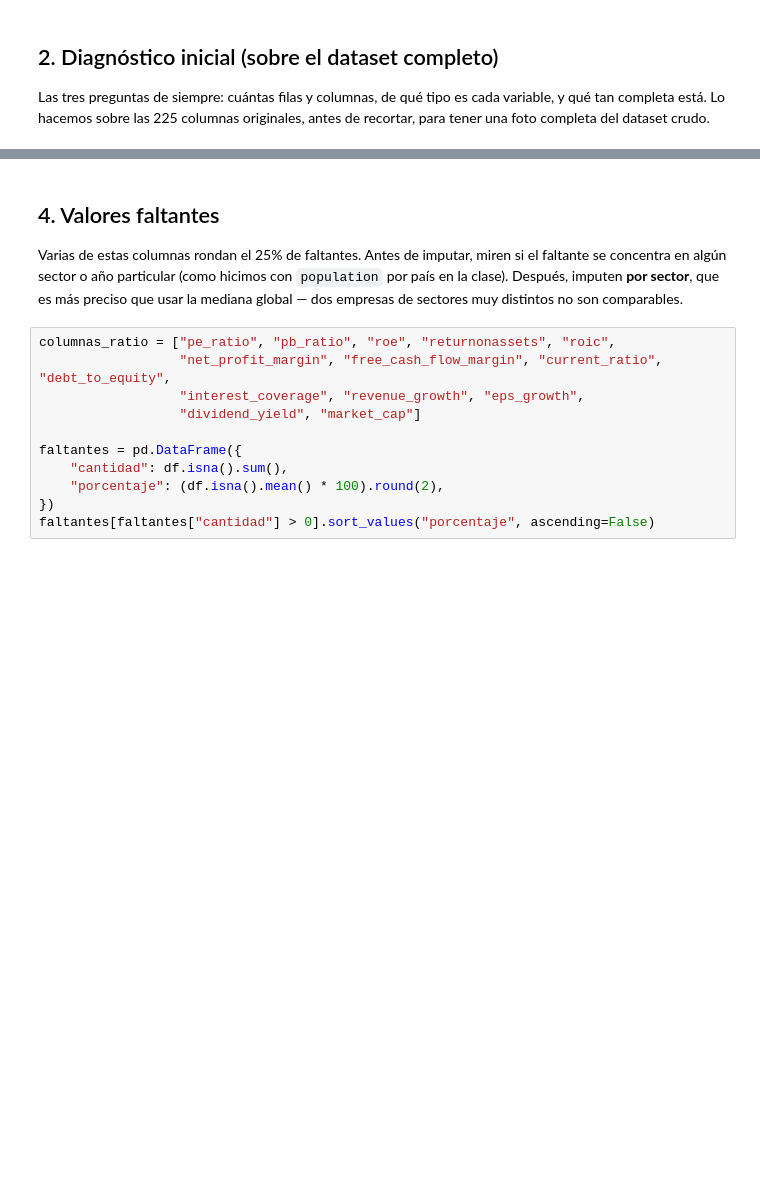
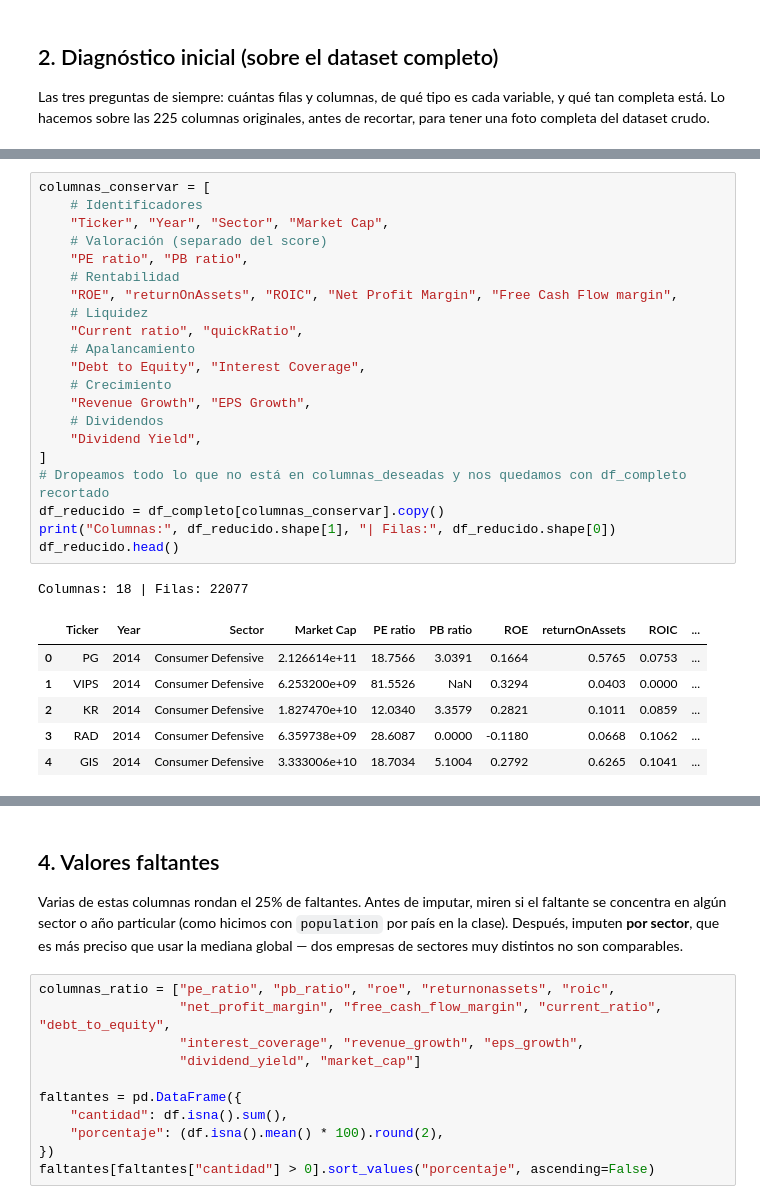
Before and after one commit to EmanuelMatiasCinel/Proyecto-Final-Data-Science, a Jupyter notebook: Grupo_16_Proyecto_Data_Science_estructura_(3).ipynb, the cells around one changed output, grey strips where cells are left out. Cells and saved outputs as stored; diff of their text form; blank space fills up the shorter version.

```diff
--- a/Grupo_16_Proyecto_Data_Science_estructura_(3).ipynb
+++ b/Grupo_16_Proyecto_Data_Science_estructura_(3).ipynb
@@ -190,6 +333,35 @@ Liquidez — "¿puede pagar sus deudas de corto plazo?"
 •	**Market Cap:** tamaño de la empresa (grande/mediana/chica) — importante porque empresas grandes y chicas se comportan distinto.
 
 •	**Sector:** la categórica clave — sin esto no se puede comparar "contra la industria" ni hacer clustering con sentido.
+# %%
+columnas_conservar = [
+    # Identificadores
+    "Ticker", "Year", "Sector", "Market Cap",
+    # Valoración (separado del score)
+    "PE ratio", "PB ratio",
+    # Rentabilidad
+    "ROE", "returnOnAssets", "ROIC", "Net Profit Margin", "Free Cash Flow margin",
+    # Liquidez
+    "Current ratio", "quickRatio",
+    # Apalancamiento
+    "Debt to Equity", "Interest Coverage",
+    # Crecimiento
+    "Revenue Growth", "EPS Growth",
+    # Dividendos
+    "Dividend Yield",
+]
+# Dropeamos todo lo que no está en columnas_deseadas y nos quedamos con df_completo recortado
+df_reducido = df_completo[columnas_conservar].copy()
+print("Columnas:", df_reducido.shape[1], "| Filas:", df_reducido.shape[0])
+df_reducido.head()
+# %% [output]
+Columnas: 18 | Filas: 22077
+|  | Ticker | Year | Sector | Market Cap | PE ratio | PB ratio | ROE | returnOnAssets | ROIC | ... |
+| 0 | PG | 2014 | Consumer Defensive | 2.126614e+11 | 18.7566 | 3.0391 | 0.1664 | 0.5765 | 0.0753 | ... |
+| 1 | VIPS | 2014 | Consumer Defensive | 6.253200e+09 | 81.5526 | NaN | 0.3294 | 0.0403 | 0.0000 | ... |
+| 2 | KR | 2014 | Consumer Defensive | 1.827470e+10 | 12.0340 | 3.3579 | 0.2821 | 0.1011 | 0.0859 | ... |
+| 3 | RAD | 2014 | Consumer Defensive | 6.359738e+09 | 28.6087 | 0.0000 | -0.1180 | 0.0668 | 0.1062 | ... |
+| 4 | GIS | 2014 | Consumer Defensive | 3.333006e+10 | 18.7034 | 5.1004 | 0.2792 | 0.6265 | 0.1041 | ... |
 # %%
 ##De la base de datos completa se utilizaran solamente las siguientes columnas:
 columnas_deseadas = ['Ticker', 'Year', 'PE ratio', 'PB ratio', 'ROE', 'returnOnAssets', 'ROIC',
```
Also changed, not shown: parts of 21 cells of this notebook.
